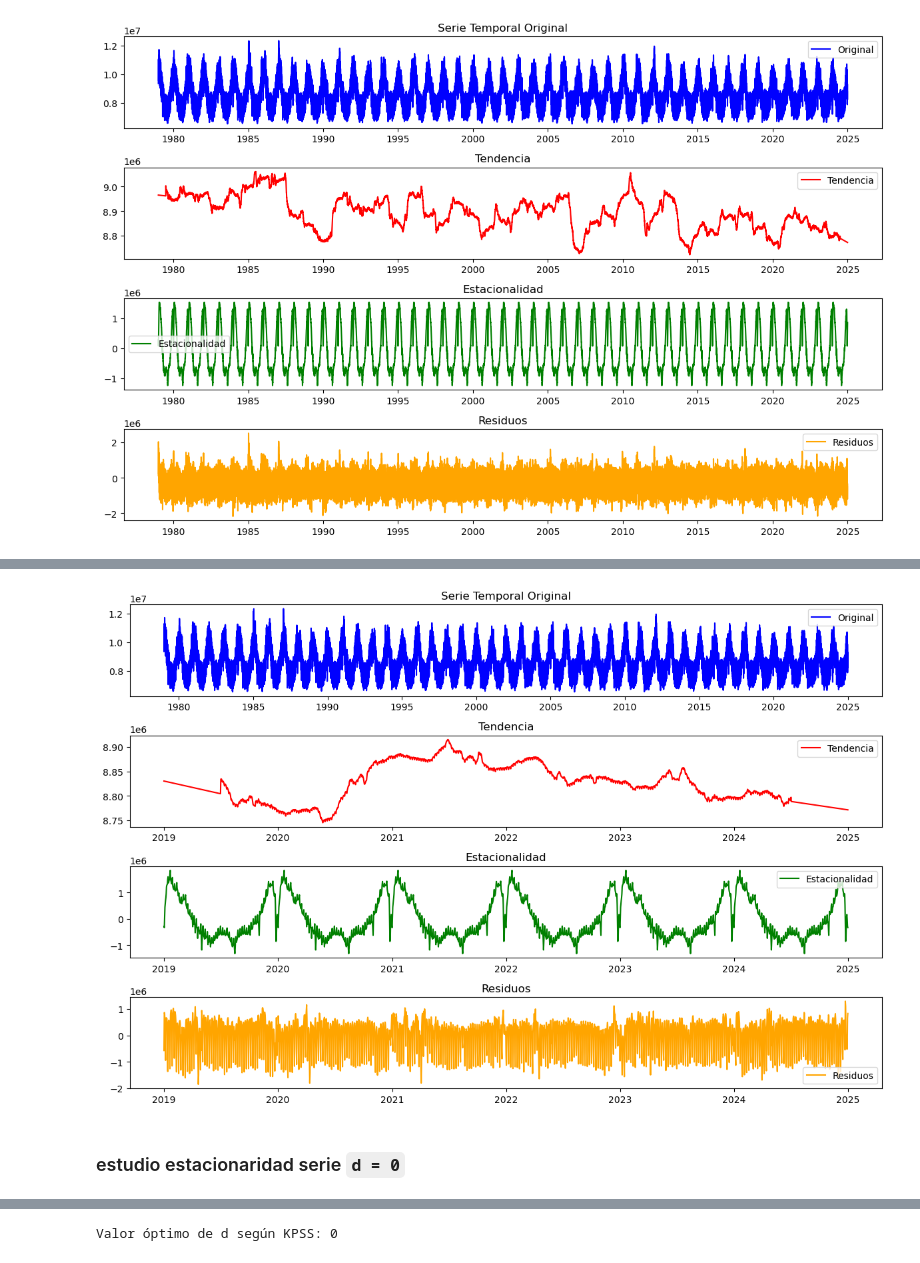
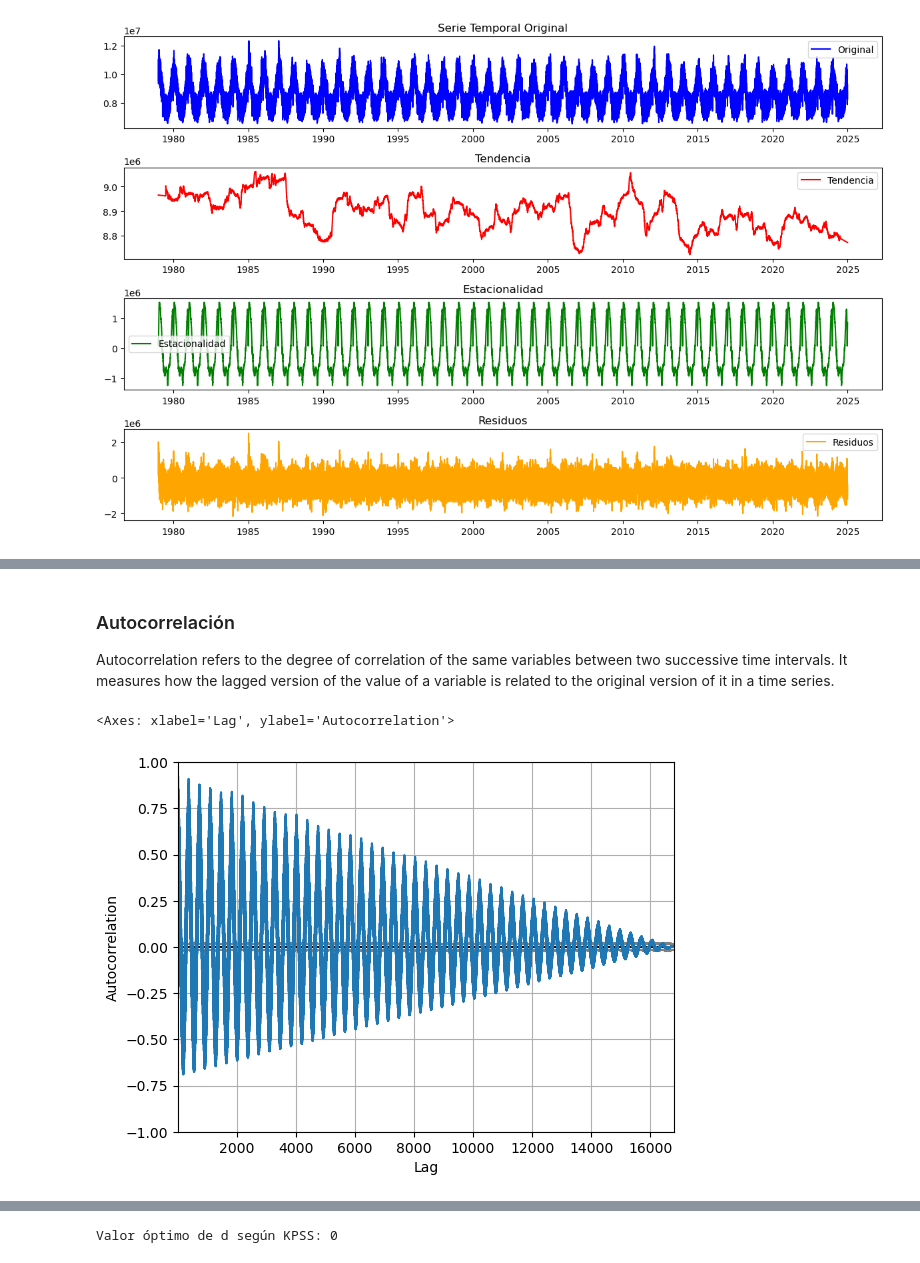
Before and after one commit to lidia-veli/SERIE_TEMPORAL_ENERGIA_v01, a Jupyter notebook: 00_caracteristicas_Serie_Temp.ipynb, the cells around one changed output, grey strips where cells are left out. Drawn from its saved outputs; the diff is of its cells as text; code cells hidden in the pictures.

````diff
--- a/00_caracteristicas_Serie_Temp.ipynb
+++ b/00_caracteristicas_Serie_Temp.ipynb
@@ -145,40 +135,10 @@ train, test = serie_red[0:train_size], serie_red[train_size:]
-# %%
-# ESTACIONALIDAD anual
-PERIODO_ANUAL = 365
-
-serie_descomp = seasonal_decompose(serie_red, model='additive', extrapolate_trend='freq', period=PERIODO_ANUAL)
-
-# Obtención de las componentes
-trend = serie_descomp.trend
-seasonal = serie_descomp.seasonal
-residuals = serie_descomp.resid
-
-# Graficar las componentes
-plt.figure(figsize=(12, 8))
-
-plt.subplot(411)
-plt.plot(serie, label='Original', color='blue')
-plt.legend()
-plt.title('Serie Temporal Original')
-
-plt.subplot(412)
-plt.plot(trend, label='Tendencia', color='red')
-plt.legend()
-plt.title('Tendencia')
-
-plt.subplot(413)
-plt.plot(seasonal, label='Estacionalidad', color='green')
-plt.legend()
-plt.title('Estacionalidad')
-
-plt.subplot(414)
-plt.plot(residuals, label='Residuos', color='orange')
-plt.legend()
-plt.title('Residuos')
-
-plt.tight_layout()
-plt.show()
-# %% [output]
-[figure, removed]
-# %% [markdown]
-### estudio estacionaridad serie ```d = 0```
+# %% [markdown]
+### Autocorrelación
+Autocorrelation refers to the degree of correlation of the same variables between two successive time intervals. It measures how the lagged version of the value of a variable is related to the original version of it in a time series.
+# %%
+from pandas.plotting import autocorrelation_plot
+
+autocorrelation_plot(serie)
+# %% [output]
+<Axes: xlabel='Lag', ylabel='Autocorrelation'>
+[figure, added]
````
Also changed, not shown: parts of 26 cells of this notebook, 2 other files.
